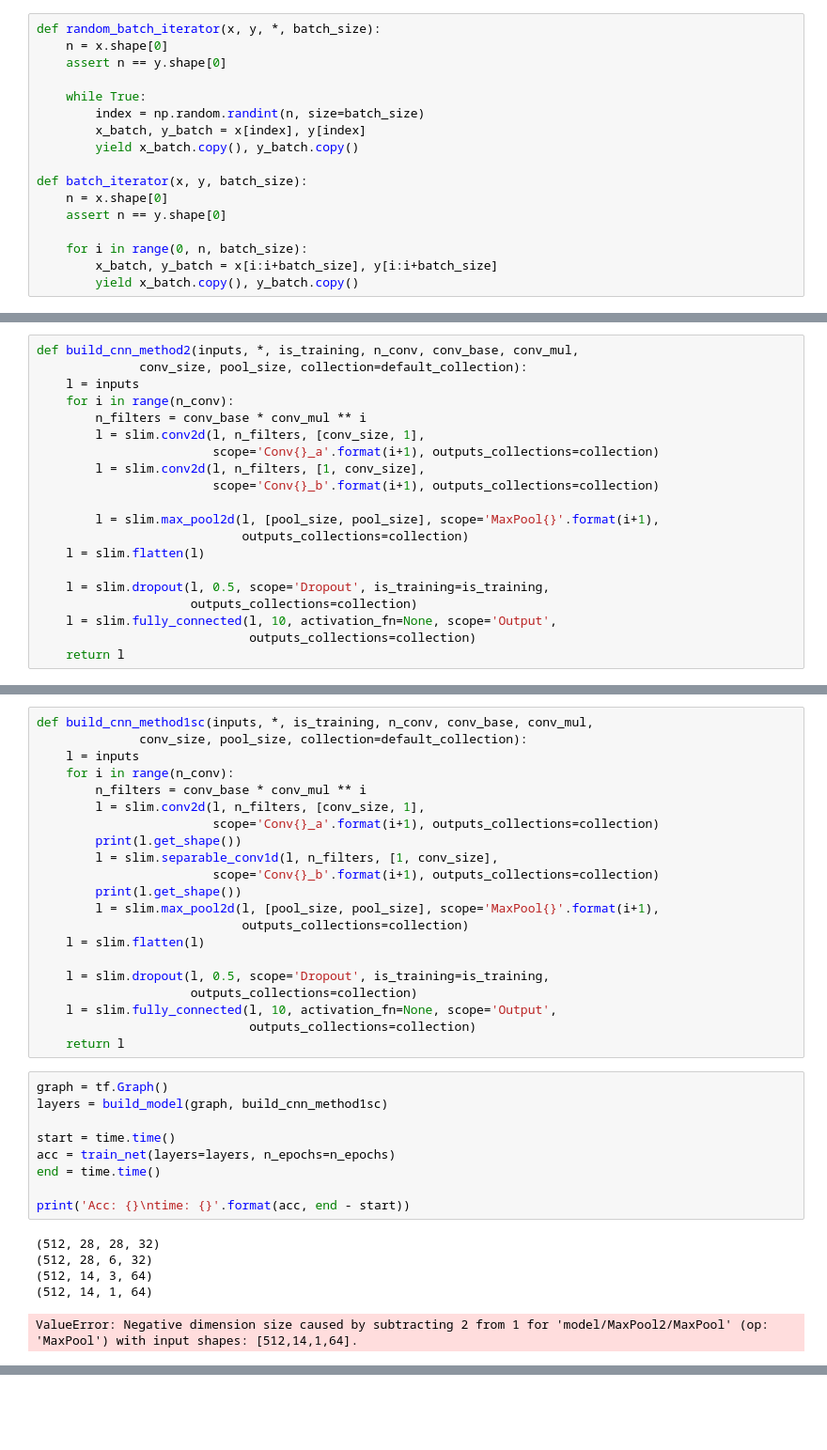
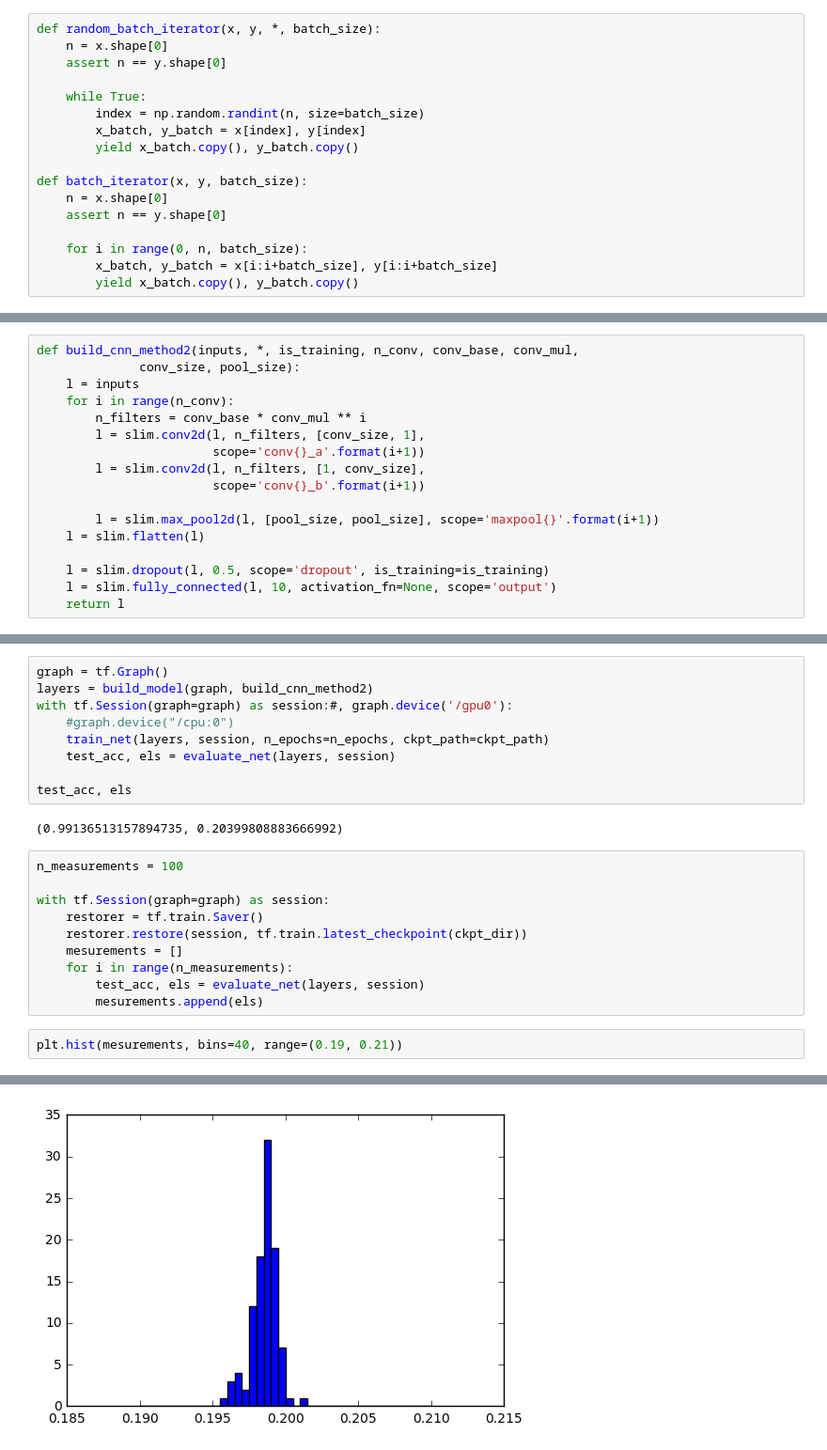
Before and after one commit to srxdev0619/NLA_Project, a Jupyter notebook: CNN.ipynb, the cells around one changed output, grey strips where cells are left out. Shown: that part at 94% size. Drawn from its saved outputs; the diff is of its cells as text; blank space fills up the shorter version.

```diff
--- a/CNN.ipynb
+++ b/CNN.ipynb
@@ -176,20 +279,17 @@ time: 49.76647353172302
 # %%
 def build_cnn_method2(inputs, *, is_training, n_conv, conv_base, conv_mul,
-              conv_size, pool_size, collection=default_collection):
+              conv_size, pool_size):
     l = inputs
     for i in range(n_conv):
         n_filters = conv_base * conv_mul ** i
         l = slim.conv2d(l, n_filters, [conv_size, 1],
-                        scope='Conv{}_a'.format(i+1), outputs_collections=collection)
+                        scope='conv{}_a'.format(i+1))
         l = slim.conv2d(l, n_filters, [1, conv_size],
-                        scope='Conv{}_b'.format(i+1), outputs_collections=collection)
+                        scope='conv{}_b'.format(i+1))
 
-        l = slim.max_pool2d(l, [pool_size, pool_size], scope='MaxPool{}'.format(i+1),
-                            outputs_collections=collection)
+        l = slim.max_pool2d(l, [pool_size, pool_size], scope='maxpool{}'.format(i+1))
     l = slim.flatten(l)
 
-    l = slim.dropout(l, 0.5, scope='Dropout', is_training=is_training,
-                     outputs_collections=collection)
-    l = slim.fully_connected(l, 10, activation_fn=None, scope='Output',
-                             outputs_collections=collection)
+    l = slim.dropout(l, 0.5, scope='dropout', is_training=is_training)
+    l = slim.fully_connected(l, 10, activation_fn=None, scope='output')
     return l
@@ -240,36 +296,24 @@ time: 118.781986951828
-# %%
-def build_cnn_method1sc(inputs, *, is_training, n_conv, conv_base, conv_mul,
-              conv_size, pool_size, collection=default_collection):
-    l = inputs
-    for i in range(n_conv):
-        n_filters = conv_base * conv_mul ** i
-        l = slim.conv2d(l, n_filters, [conv_size, 1],
-                        scope='Conv{}_a'.format(i+1), outputs_collections=collection)
-        print(l.get_shape())
-        l = slim.separable_conv1d(l, n_filters, [1, conv_size],
-                        scope='Conv{}_b'.format(i+1), outputs_collections=collection)
-        print(l.get_shape())
-        l = slim.max_pool2d(l, [pool_size, pool_size], scope='MaxPool{}'.format(i+1),
-                            outputs_collections=collection)
-    l = slim.flatten(l)
-
-    l = slim.dropout(l, 0.5, scope='Dropout', is_training=is_training,
-                     outputs_collections=collection)
-    l = slim.fully_connected(l, 10, activation_fn=None, scope='Output',
-                             outputs_collections=collection)
-    return l
-# %%
-graph = tf.Graph()
-layers = build_model(graph, build_cnn_method1sc)
-
-start = time.time()
-acc = train_net(layers=layers, n_epochs=n_epochs)
-end = time.time()
-
-print('Acc: {}\ntime: {}'.format(acc, end - start))
-# %% [output]
-(512, 28, 28, 32)
-(512, 28, 6, 32)
-(512, 14, 3, 64)
-(512, 14, 1, 64)
-ValueError: Negative dimension size caused by subtracting 2 from 1 for 'model/MaxPool2/MaxPool' (op: 'MaxPool') with input shapes: [512,14,1,64].
+# %%
+graph = tf.Graph()
+layers = build_model(graph, build_cnn_method2)
+with tf.Session(graph=graph) as session:#, graph.device('/gpu0'):
+    #graph.device("/cpu:0")
+    train_net(layers, session, n_epochs=n_epochs, ckpt_path=ckpt_path)
+    test_acc, els = evaluate_net(layers, session)
+
+test_acc, els
+# %% [output]
+(0.99136513157894735, 0.20399808883666992)
+# %%
+n_measurements = 100
+
+with tf.Session(graph=graph) as session:
+    restorer = tf.train.Saver()
+    restorer.restore(session, tf.train.latest_checkpoint(ckpt_dir))
+    mesurements = []
+    for i in range(n_measurements):
+        test_acc, els = evaluate_net(layers, session)
+        mesurements.append(els)
+# %%
+plt.hist(mesurements, bins=40, range=(0.19, 0.21))
+# %% [output]
@@ -275,0 +331 @@ ValueError: Negative dimension size caused by subtracting 2 from 1 for 'model/Ma
+[figure, added]
```
Also changed, not shown: parts of 21 cells of this notebook, 8 other files.
